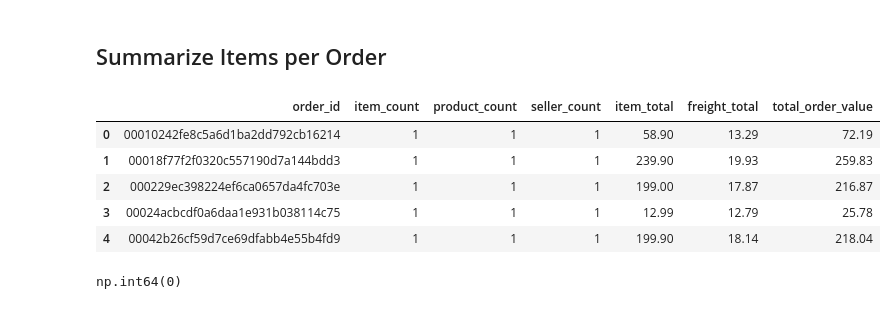
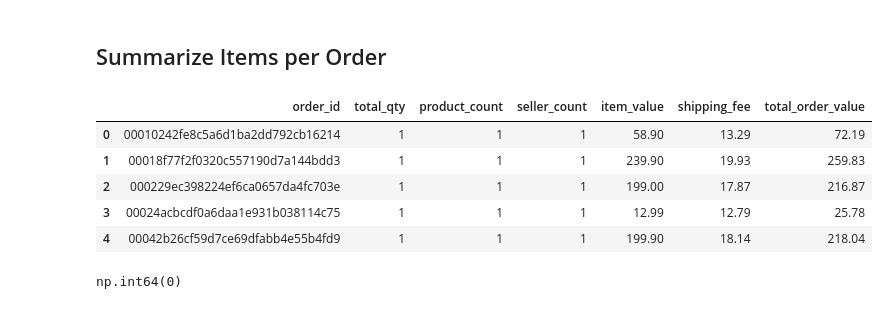
Before and after one commit to tuyettran15999/ecommerce_delivery_time, a Jupyter notebook: code/data_preparation.ipynb, the cells around one changed output. Saved outputs shown, nothing was run; the diff lists cells and outputs as text; code cells hidden in the pictures.

```diff
--- a/code/data_preparation.ipynb
+++ b/code/data_preparation.ipynb
@@ -43,3 +46,9 @@ copy = {name: df.copy() for name, df in data.items()}
+# %%
+copy["orders"] = copy["orders"].rename(columns={
+    "order_purchase_timestamp": "order_purchased_at",
+    "order_delivered_carrier_date": "order_delivered_carrier_at",
+    "order_delivered_customer_date": "order_delivered_customer_at"
+})
 # %% [markdown]
 ## Check overview of data
 # %%
@@ -142,10 +151,10 @@ display(pd.DataFrame(key_checks))
 # %%
 date_columns = {
     "orders": [
-        "order_purchase_timestamp",
+        "order_purchased_at",
         "order_approved_at",
-        "order_delivered_carrier_date",
-        "order_delivered_customer_date",
+        "order_delivered_carrier_at",
+        "order_delivered_customer_at",
         "order_estimated_delivery_date",
     ],
     "order_items": [
@@ -159,11 +168,9 @@ date_columns = {
 # %%
 for name, columns in date_columns.items():
     for col in columns:
-        original = copy[name][col]
-
-        converted = pd.to_datetime(
-            original,
-            errors="coerce",
+        copy[name][col] = pd.to_datetime(
+            copy[name][col],
+            errors="raise"
         )
 # %%
 str(copy[name][col].dtype)
@@ -619,22 +626,22 @@ item_summary = copy["order_items"].groupby(
     "order_id",
     as_index=False
 ).agg(
-    item_count=("order_item_id", "size"),
+    total_qty=("order_item_id", "size"),
     product_count=("product_id", "nunique"),
     seller_count=("seller_id", "nunique"),
-    item_total=("price", "sum"),
-    freight_total=("freight_value", "sum")
+    item_value=("price", "sum"),
+    shipping_fee=("freight_value", "sum")
 )
 # %%
 # Calculate total order value
 item_summary["total_order_value"] = (
-    item_summary["item_total"]
-    + item_summary["freight_total"]
-)
+    item_summary["item_value"]
+    + item_summary["shipping_fee"]
+).round(2)
 
 item_summary.head()
 # %% [output]
-|  | order_id | item_count | product_count | seller_count | item_total | freight_total | total_order_value |
+|  | order_id | total_qty | product_count | seller_count | item_value | shipping_fee | total_order_value |
 | 0 | 00010242fe8c5a6d1ba2dd792cb16214 | 1 | 1 | 1 | 58.90 | 13.29 | 72.19 |
 | 1 | 00018f77f2f0320c557190d7a144bdd3 | 1 | 1 | 1 | 239.90 | 19.93 | 259.83 |
 | 2 | 000229ec398224ef6ca0657da4fc703e | 1 | 1 | 1 | 199.00 | 17.87 | 216.87 |
```
Also changed, not shown: parts of 35 cells of this notebook, 4 other files.
